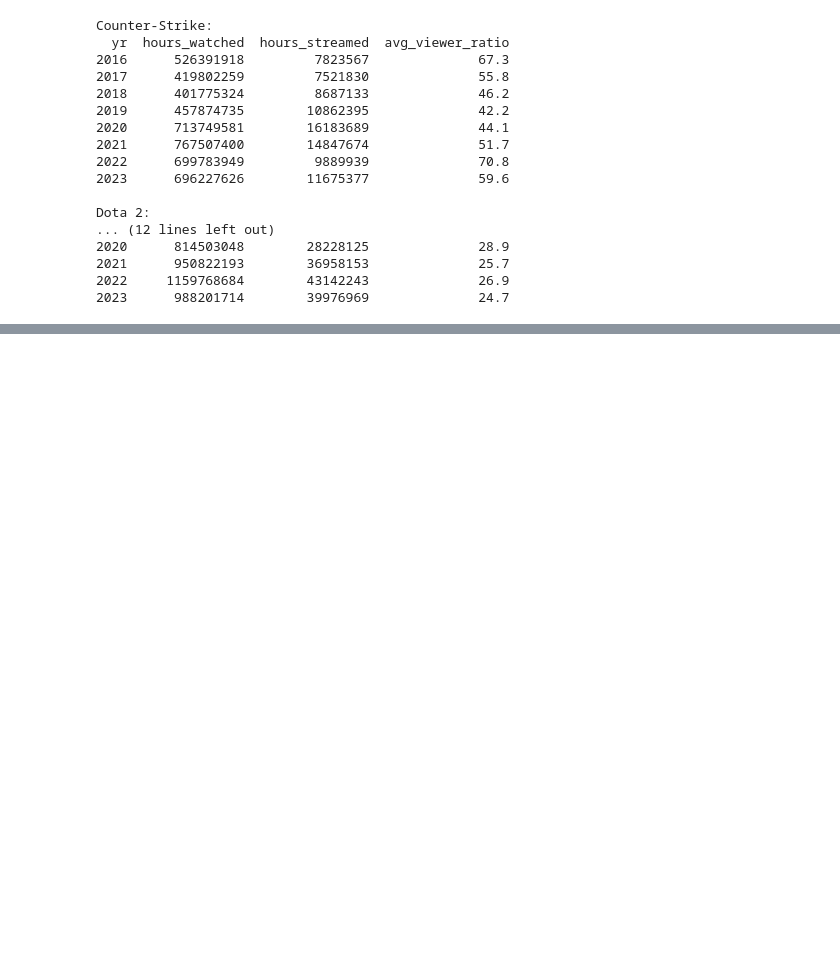
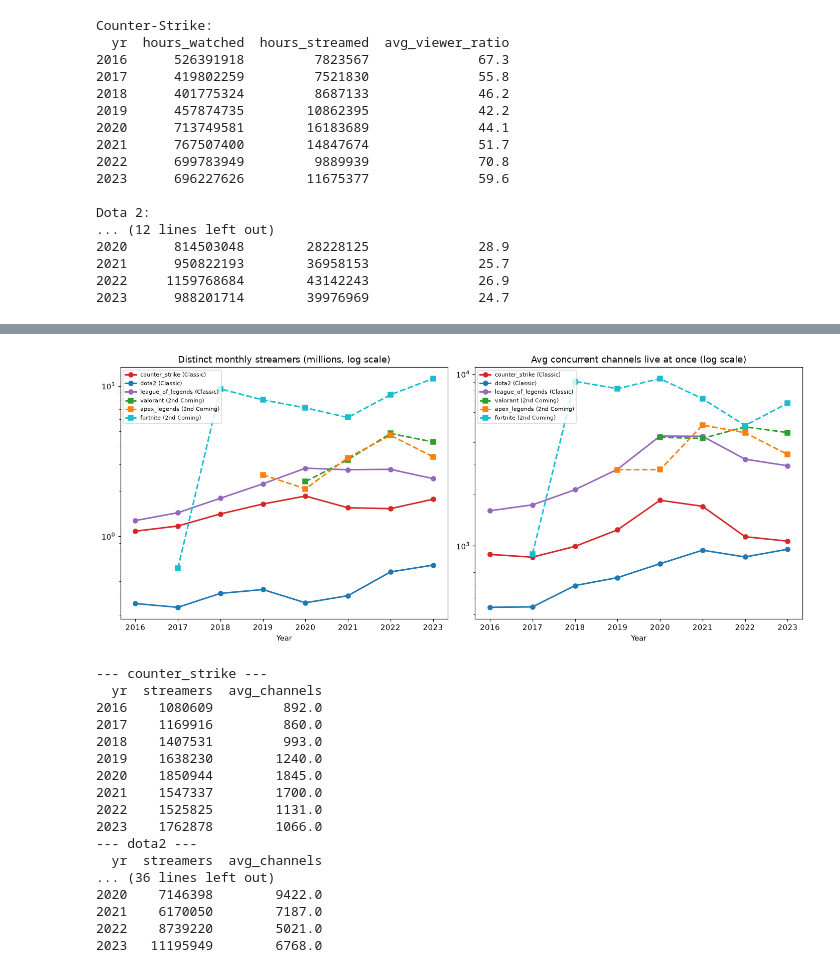
Before and after one commit to JacobH1994/fandomdatapuller, a Jupyter notebook: notebooks/cs_growth_trajectory.ipynb, the cells around one changed output, grey strips where cells are left out. Drawn from its saved outputs; the diff is of its cells as text; code cells hidden in the pictures; blank space fills up the shorter version.

```diff
--- a/notebooks/cs_growth_trajectory.ipynb
+++ b/notebooks/cs_growth_trajectory.ipynb
@@ -1379,0 +1448,65 @@ comparison titles.
+# %%
+CLASSIC = ["counter_strike", "dota2", "league_of_legends"]
+SECOND_COMING = ["valorant", "apex_legends", "fortnite"]
+
+def streamers_by_year(title_id: str, through_year: int = 2023) -> pd.DataFrame:
+    sub = raw[raw["title_id"] == title_id].copy()
+    sub["yr"] = sub["year_month"].str[:4].astype(int)
+    yearly = sub[sub["yr"] <= through_year].groupby("yr").agg(
+        streamers=("Streamers", "sum"), avg_channels=("Avg_channels", "mean"),
+    )
+    return yearly.reset_index()
+
+fig, axes = plt.subplots(1, 2, figsize=(13, 5.5))
+classic_colors = ["#d62728", "#1f77b4", "#9467bd"]
+second_colors = ["#2ca02c", "#ff7f0e", "#17becf"]
+
+for tid, color in zip(CLASSIC, classic_colors):
+    df = streamers_by_year(tid)
+    axes[0].plot(df["yr"], df["streamers"] / 1e6, "o-", color=color, label=f"{tid} (Classic)", linewidth=2)
+for tid, color in zip(SECOND_COMING, second_colors):
+    df = streamers_by_year(tid)
+    axes[0].plot(df["yr"], df["streamers"] / 1e6, "s--", color=color, label=f"{tid} (2nd Coming)", linewidth=2)
+axes[0].set_yscale("log")
+axes[0].set_title("Distinct monthly streamers (millions, log scale)")
+axes[0].set_xlabel("Year")
+axes[0].legend(fontsize=7, loc="upper left")
+
+for tid, color in zip(CLASSIC, classic_colors):
+    df = streamers_by_year(tid)
+    axes[1].plot(df["yr"], df["avg_channels"], "o-", color=color, label=f"{tid} (Classic)", linewidth=2)
+for tid, color in zip(SECOND_COMING, second_colors):
+    df = streamers_by_year(tid)
+    axes[1].plot(df["yr"], df["avg_channels"], "s--", color=color, label=f"{tid} (2nd Coming)", linewidth=2)
+axes[1].set_yscale("log")
+axes[1].set_title("Avg concurrent channels live at once (log scale)")
+axes[1].set_xlabel("Year")
+axes[1].legend(fontsize=7, loc="upper left")
+
+plt.tight_layout()
+plt.savefig(REPO_ROOT / "notebooks" / "_cs_growth_fig16_streamers_by_phase.png", dpi=110)
+plt.show()
+
+for tid in CLASSIC + SECOND_COMING:
+    df = streamers_by_year(tid)
+    print(f"--- {tid} ---")
+    print(df.round(0).to_string(index=False))
+# %% [output]
+[figure, added]
+--- counter_strike ---
+  yr  streamers  avg_channels
+2016    1080609         892.0
+2017    1169916         860.0
+2018    1407531         993.0
+2019    1638230        1240.0
+2020    1850944        1845.0
+2021    1547337        1700.0
+2022    1525825        1131.0
+2023    1762878        1066.0
+--- dota2 ---
+  yr  streamers  avg_channels
+... (36 lines left out)
+2020    7146398        9422.0
+2021    6170050        7187.0
+2022    8739220        5021.0
+2023   11195949        6768.0
```
Also changed, not shown: parts of 9 cells of this notebook, 3 other files.
